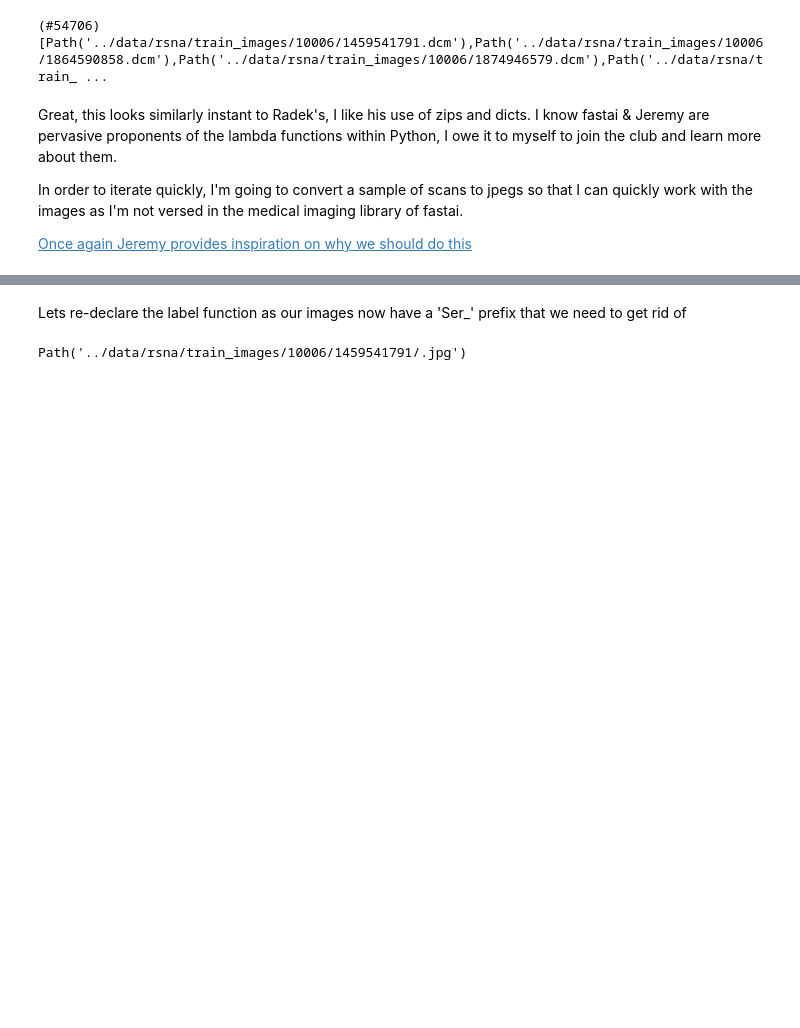
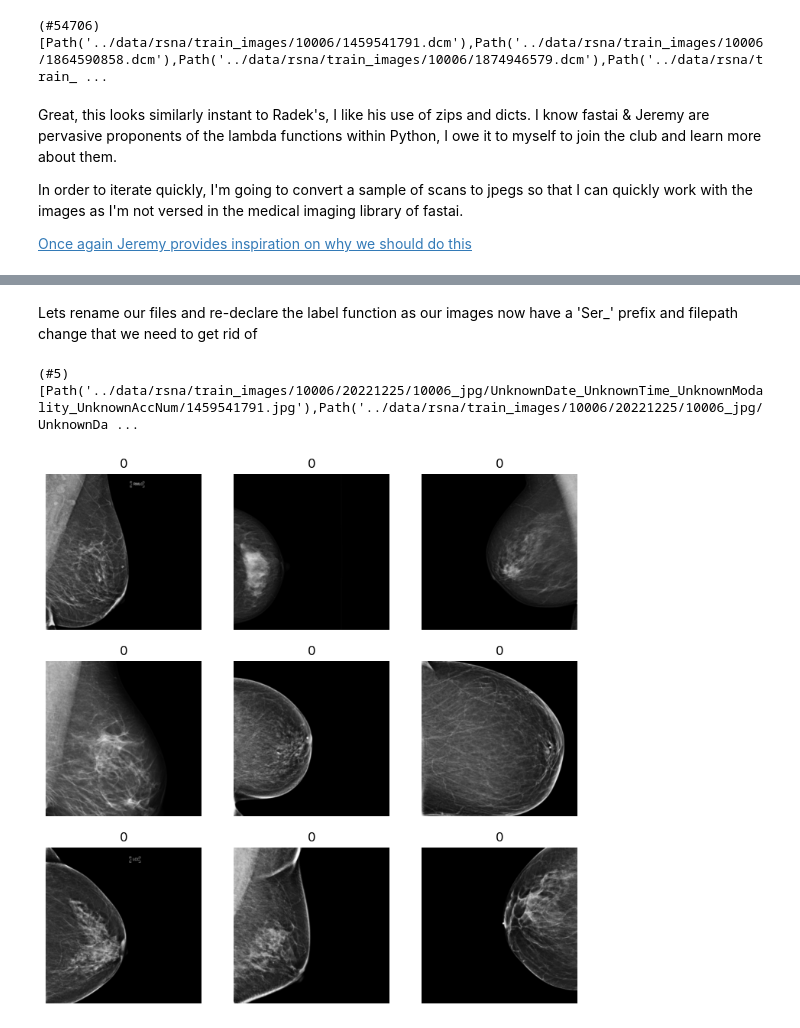
Before and after one commit to nglillywhite/blog, a Jupyter notebook: posts/2022-12-23-RSNA Kaggle Work.ipynb, the cells around one changed output, grey strips where cells are left out. Cells and saved outputs as stored; diff of their text form; code cells hidden in the pictures; blank space fills up the shorter version.

```diff
--- a/posts/2022-12-23-RSNA Kaggle Work.ipynb
+++ b/posts/2022-12-23-RSNA Kaggle Work.ipynb
@@ -364,7 +364,7 @@ Ok so mine is heaps slower, looks like its best to pre-compute these pairs and d
 # %%
 lookup_dict = train_metadata_df[["image_id","cancer"]].set_index("image_id").to_dict()["cancer"]
 # %%
-def label_func(path): return lookup_dict[int(test_path.stem)]
+def label_func(path): return lookup_dict[int(path.stem)]
 # %%
 %%time
 label_func(test_path), type(label_func(test_path))
@@ -415,2 +417,2 @@ get_images_files(data_base/"train_images")
 # %% [markdown]
-Lets re-declare the label function as our images now have a 'Ser_' prefix that we need to get rid of
+Lets rename our files and re-declare the label function as our images now have a 'Ser_' prefix and filepath change that we need to get rid of
@@ -417,15 +422,18 @@ Lets re-declare the label function as our images now have a 'Ser_' prefix that w
+# %%
+jpeg_samples[:5]
+# %% [output]
+(#5) [Path('../data/rsna/train_images/10006/20221225/10006_jpg/UnknownDate_UnknownTime_UnknownModality_UnknownAccNum/1459541791.jpg'),Path('../data/rsna/train_images/10006/20221225/10006_jpg/UnknownDa ...
 # %%
-def label_func(path): return lookup_dict[int(test_path.stem)]
+def label_func(path): return lookup_dict[int(path.stem)]
-# %% [output]
-Path('../data/rsna/train_images/10006/1459541791/.jpg')
 # %%
 dblock = DataBlock(
     blocks=(ImageBlock(), CategoryBlock),
     get_items = get_image_files,
-    batch_tfms=Resize(512,512),
+    item_tfms=Resize(256,256),
     get_y=label_func,
-    bs=32,
     splitter=RandomSplitter())
 dsets = dblock.datasets(data_base/"train_images")
-dls = dblock.dataloaders(data_base/"train_images")
+dls = dblock.dataloaders(data_base/"train_images",bs=32)
 dls.show_batch()
+# %% [output]
+[figure, added]
```
Also changed, not shown: parts of 6 cells of this notebook, 1 other file.
